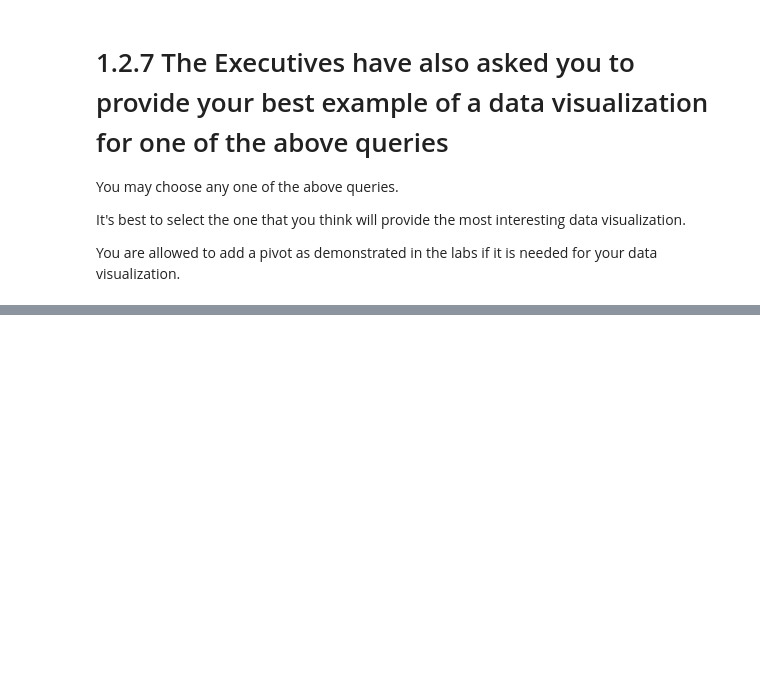
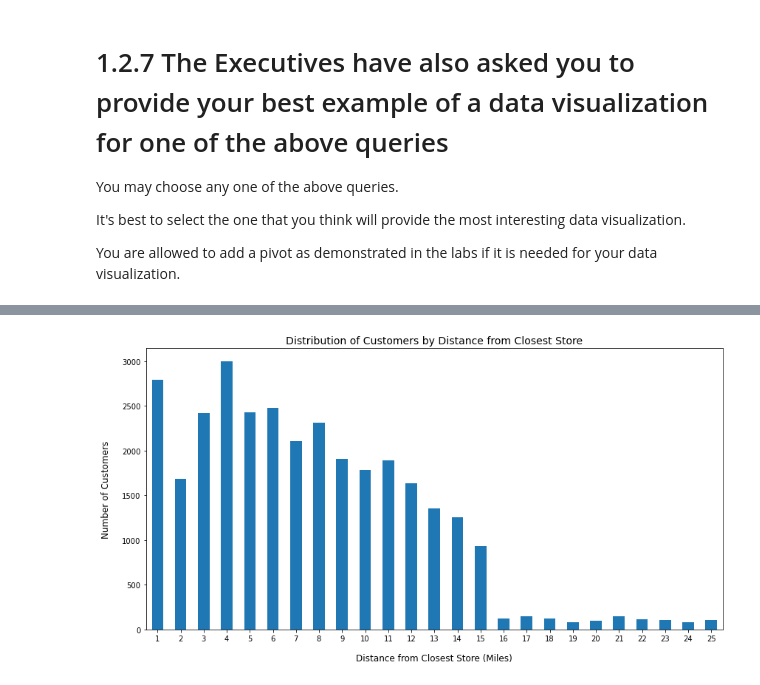
Before and after one commit to jvgalvin/Portfolio, a Jupyter notebook: project_1_2.ipynb, the cells around one changed output, grey strips where cells are left out. Cells and saved outputs as stored; diff of their text form; code cells hidden in the pictures; blank space fills up the shorter version.

```diff
--- a/project_1_2.ipynb
+++ b/project_1_2.ipynb
@@ -292,0 +326,12 @@ You are allowed to add a pivot as demonstrated in the labs if it is needed for y
+# %%
+# Plot the results of the above query
+fig, ax = plt.subplots()
+df.groupby("distance")["total_customers"].sum().plot(kind="bar", figsize=(14,7))
+
+# Add titles and axes labels
+plt.title("Distribution of Customers by Distance from Closest Store", fontsize=14)
+ax.set_ylabel("Number of Customers", labelpad=15, fontsize=12)
+ax.set_xlabel("Distance from Closest Store (Miles)", labelpad=15, fontsize=12)
+plt.xticks(rotation=0);
+# %% [output]
+[figure, added]
```
Also changed, not shown: parts of 6 cells of this notebook.
